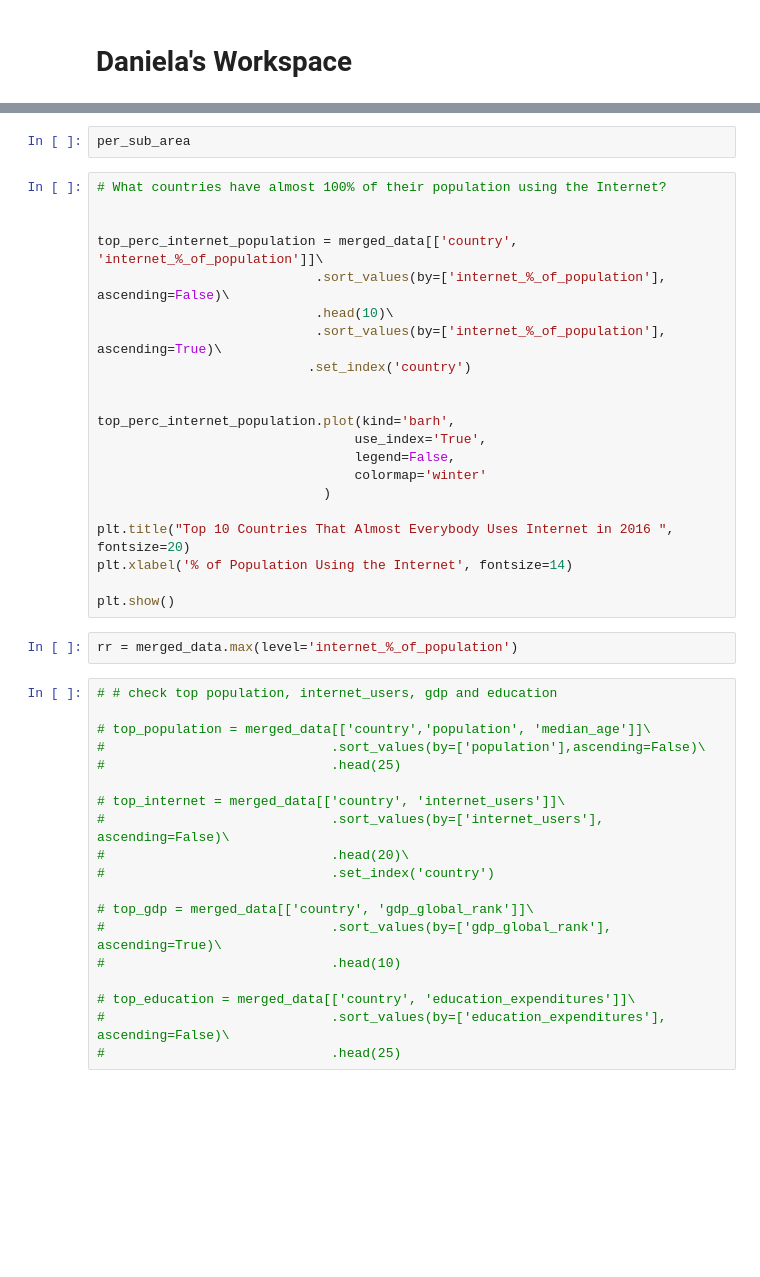
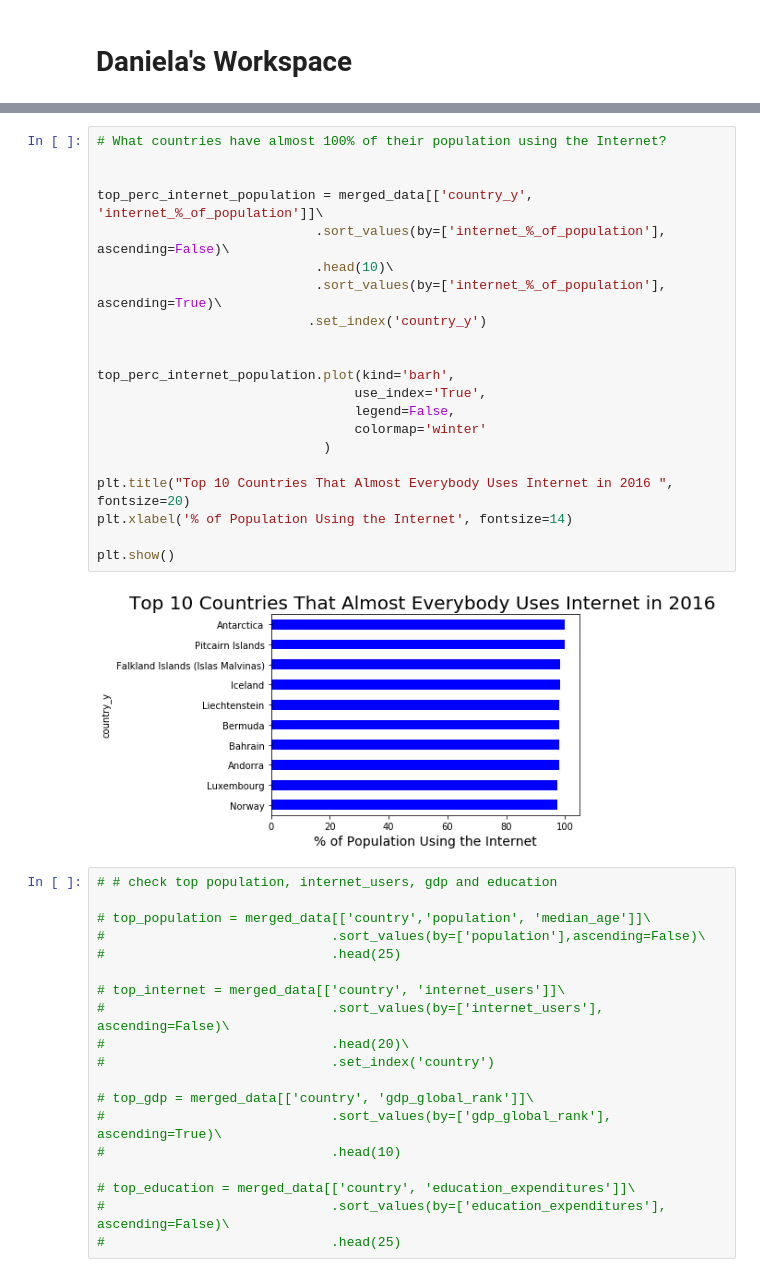
Before and after one commit to JoshuaFarmerATX/butterfly-effect, a Jupyter notebook: butterfly_effect.ipynb, the cells around one changed output, grey strips where cells are left out. Cells and saved outputs as stored; diff of their text form; blank space fills up the shorter version.

```diff
--- a/butterfly_effect.ipynb
+++ b/butterfly_effect.ipynb
@@ -157,28 +151,26 @@ plt.show()
-# %%
-per_sub_area
 # %%
 # What countries have almost 100% of their population using the Internet?
 
 
-top_perc_internet_population = merged_data[['country', 'internet_%_of_population']]\
+top_perc_internet_population = merged_data[['country_y', 'internet_%_of_population']]\
                             .sort_values(by=['internet_%_of_population'], ascending=False)\
                             .head(10)\
                             .sort_values(by=['internet_%_of_population'], ascending=True)\
-                           .set_index('country')
+                           .set_index('country_y')
 
 
 top_perc_internet_population.plot(kind='barh',
                                  use_index='True',
                                  legend=False,
                                  colormap='winter'
                              )
 
 plt.title("Top 10 Countries That Almost Everybody Uses Internet in 2016 ", fontsize=20)
 plt.xlabel('% of Population Using the Internet', fontsize=14)
 
 plt.show()
+# %% [output]
+[figure, added]
-# %%
-rr = merged_data.max(level='internet_%_of_population')
 # %%
 # # check top population, internet_users, gdp and education
 
```
Also changed, not shown: parts of 12 cells of this notebook.
